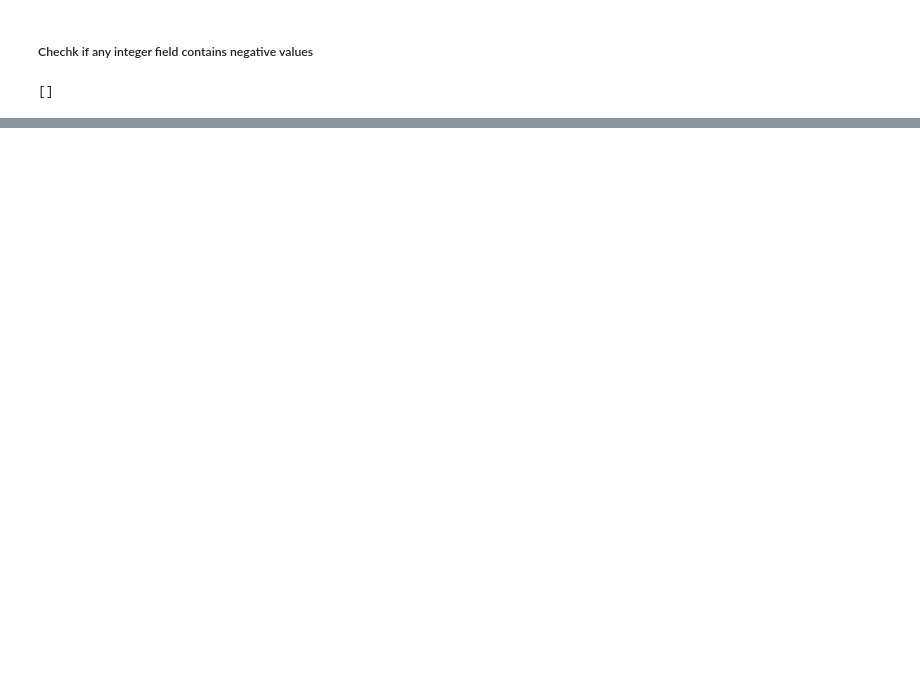
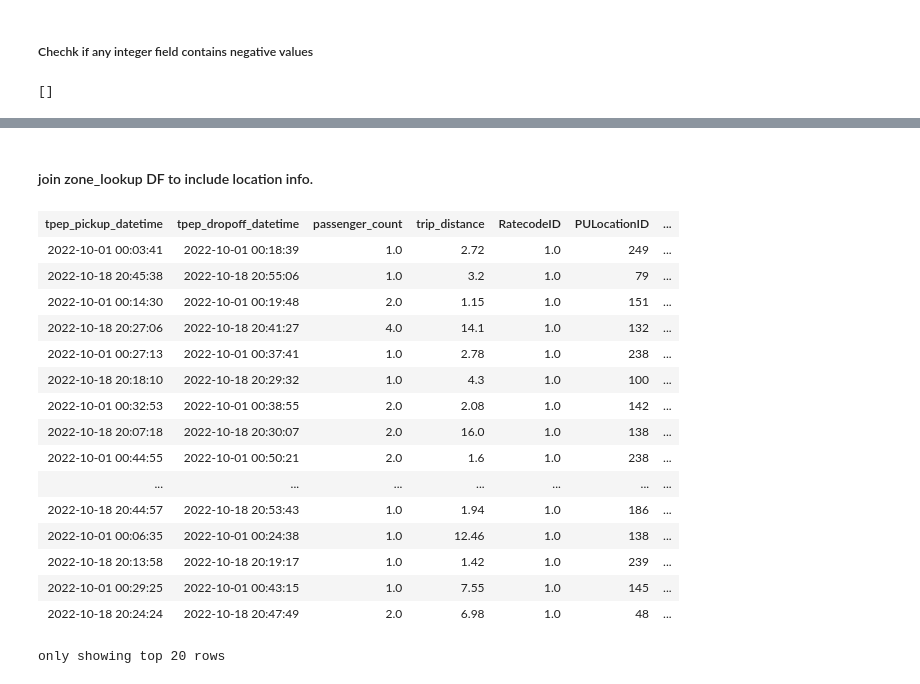
Before and after one commit to KareeemBeltagy/NYC_TCL_Taxi, a Jupyter notebook: Untitled.ipynb, the cells around one changed output, grey strips where cells are left out. Cells and saved outputs as stored; diff of their text form; code cells hidden in the pictures; blank space fills up the shorter version.

```diff
--- a/Untitled.ipynb
+++ b/Untitled.ipynb
@@ -219,0 +242,5 @@ df_final.write.partitionBy("year","month").mode("overwrite").format("parquet").s
+# %%
+# Reading table and presisting it to avoid recomputation
+df_trips= spark.read.table("Yellow_tripdata_cleaned").persist(StorageLevel.MEMORY_AND_DISK)
+# %%
+zone_lookup=spark.read.table("zone_lookup")
@@ -219,0 +308,32 @@ df_final.write.partitionBy("year","month").mode("overwrite").format("parquet").s
+# %% [markdown]
+#### join zone_lookup DF to include location info.
+# %%
+# Broadcast join zon_lookup and include Borough for both pickup and drop off locations
+trips = df_trips.join(broadcast(zone_lookup["LocationID","Borough","Zone"].alias("PU")) \
+                      ,df_trips.PULocationID == col("PU.LocationID"),"left") \
+        .join(broadcast(zone_lookup["LocationID","Borough","Zone"].alias("DO")) \
+                      ,df_trips.DOLocationID == col("DO.LocationID"),"left") \
+        .select(df_trips["*"],
+                            col("PU.Borough").alias("PU_borough"),col("PU.Zone").alias("PU_Zone")
+                            ,col("DO.borough").alias("DO_borough"),col("DO.Zone").alias("DO_Zone")) \
+        .persist(StorageLevel.MEMORY_AND_DISK)
+# df_trips.unpersist()
+trips
+# %% [output]
+| tpep_pickup_datetime | tpep_dropoff_datetime | passenger_count | trip_distance | RatecodeID | PULocationID | ... |
+| 2022-10-01 00:03:41 | 2022-10-01 00:18:39 | 1.0 | 2.72 | 1.0 | 249 | ... |
+| 2022-10-18 20:45:38 | 2022-10-18 20:55:06 | 1.0 | 3.2 | 1.0 | 79 | ... |
+| 2022-10-01 00:14:30 | 2022-10-01 00:19:48 | 2.0 | 1.15 | 1.0 | 151 | ... |
+| 2022-10-18 20:27:06 | 2022-10-18 20:41:27 | 4.0 | 14.1 | 1.0 | 132 | ... |
+| 2022-10-01 00:27:13 | 2022-10-01 00:37:41 | 1.0 | 2.78 | 1.0 | 238 | ... |
+| 2022-10-18 20:18:10 | 2022-10-18 20:29:32 | 1.0 | 4.3 | 1.0 | 100 | ... |
+| 2022-10-01 00:32:53 | 2022-10-01 00:38:55 | 2.0 | 2.08 | 1.0 | 142 | ... |
+| 2022-10-18 20:07:18 | 2022-10-18 20:30:07 | 2.0 | 16.0 | 1.0 | 138 | ... |
+| 2022-10-01 00:44:55 | 2022-10-01 00:50:21 | 2.0 | 1.6 | 1.0 | 238 | ... |
+| ... | ... | ... | ... | ... | ... | ... |
+| 2022-10-18 20:44:57 | 2022-10-18 20:53:43 | 1.0 | 1.94 | 1.0 | 186 | ... |
+| 2022-10-01 00:06:35 | 2022-10-01 00:24:38 | 1.0 | 12.46 | 1.0 | 138 | ... |
+| 2022-10-18 20:13:58 | 2022-10-18 20:19:17 | 1.0 | 1.42 | 1.0 | 239 | ... |
+| 2022-10-01 00:29:25 | 2022-10-01 00:43:15 | 1.0 | 7.55 | 1.0 | 145 | ... |
+| 2022-10-18 20:24:24 | 2022-10-18 20:47:49 | 2.0 | 6.98 | 1.0 | 48 | ... |
+only showing top 20 rows
```
Also changed, not shown: parts of 32 cells of this notebook.
